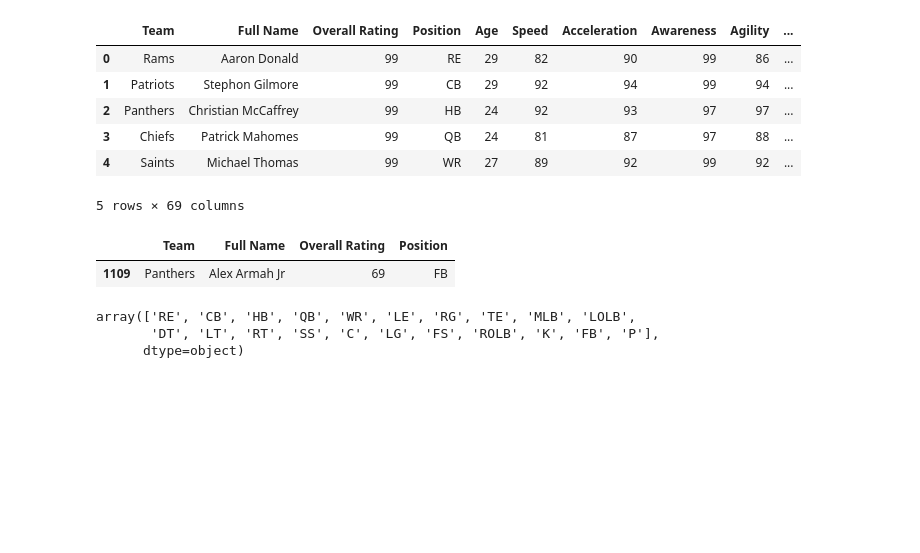
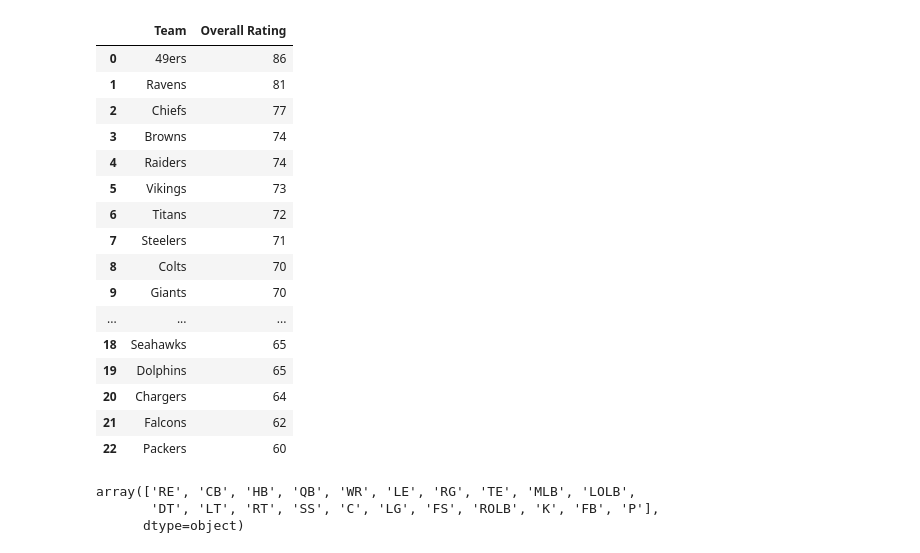
Before and after one commit to data301-2020-winter1/course-project-group_6019, a Jupyter notebook: analysis/jeranknorr/Milestone2.ipynb, the cells around one changed output. Saved outputs shown, nothing was run; the diff lists cells and outputs as text; code cells hidden in the pictures; blank space fills up the shorter version.

```diff
--- a/analysis/jeranknorr/Milestone2.ipynb
+++ b/analysis/jeranknorr/Milestone2.ipynb
@@ -1,28 +1,18 @@
 # %%
 import numpy as np
 import pandas as pd
+import scripts as sc
 
-df=pd.read_csv("../../data/raw/madden21_ratings.csv")
-df.head()
+def load_and_process(Madden21_Clean):
+    df= (
+        pd.read_csv('../../data/raw/madden21_ratings.csv')
+        .dropna()
+    )
+
+    df2= (
+            df.filter(['Team', 'Full Name', 'Overall Rating', 'Position'])
+)
+    return df2
-# %% [output]
-|  | Team | Full Name | Overall Rating | Position | Age | Speed | Acceleration | Awareness | Agility | ... |
-| 0 | Rams | Aaron Donald | 99 | RE | 29 | 82 | 90 | 99 | 86 | ... |
-| 1 | Patriots | Stephon Gilmore | 99 | CB | 29 | 92 | 94 | 99 | 94 | ... |
-| 2 | Panthers | Christian McCaffrey | 99 | HB | 24 | 92 | 93 | 97 | 97 | ... |
-| 3 | Chiefs | Patrick Mahomes | 99 | QB | 24 | 81 | 87 | 97 | 88 | ... |
-| 4 | Saints | Michael Thomas | 99 | WR | 27 | 89 | 92 | 99 | 92 | ... |
-5 rows × 69 columns
-# %%
-df1 = (
-        df.filter(['Team', 'Full Name', 'Overall Rating', 'Position'])
-        .loc[lambda x: x['Position'].str.contains('Lo')]
-        .loc[lambda x: x['Team'].str.contains('Panthers')]
-
-)
-df1
-# %% [output]
-|  | Team | Full Name | Overall Rating | Position |
-| 1109 | Panthers | Alex Armah Jr | 69 | FB |
 # %%
 dfQB = (
         df.loc[lambda x: x['Position'].str.contains('QB')]
@@ -53,11 +43,30 @@ dfWR = (
 # %%
 dfFB = (
         df.loc[lambda x: x['Position'].str.contains('FB')]
         .groupby('Team')['Overall Rating'].max()
         .reset_index()
         .sort_values('Overall Rating', ascending=False).reset_index(drop=True)
 )
  #Max value for Each Full Back
+dfFB
+# %% [output]
+|  | Team | Overall Rating |
+| 0 | 49ers | 86 |
+| 1 | Ravens | 81 |
+| 2 | Chiefs | 77 |
+| 3 | Browns | 74 |
+| 4 | Raiders | 74 |
+| 5 | Vikings | 73 |
+| 6 | Titans | 72 |
+| 7 | Steelers | 71 |
+| 8 | Colts | 70 |
+| 9 | Giants | 70 |
+| ... | ... | ... |
+| 18 | Seahawks | 65 |
+| 19 | Dolphins | 65 |
+| 20 | Chargers | 64 |
+| 21 | Falcons | 62 |
+| 22 | Packers | 60 |
 # %%
 dfHB = (
         df.loc[lambda x: x['Position'].str.contains('WR')]
```
Also changed, not shown: 1 other file.
